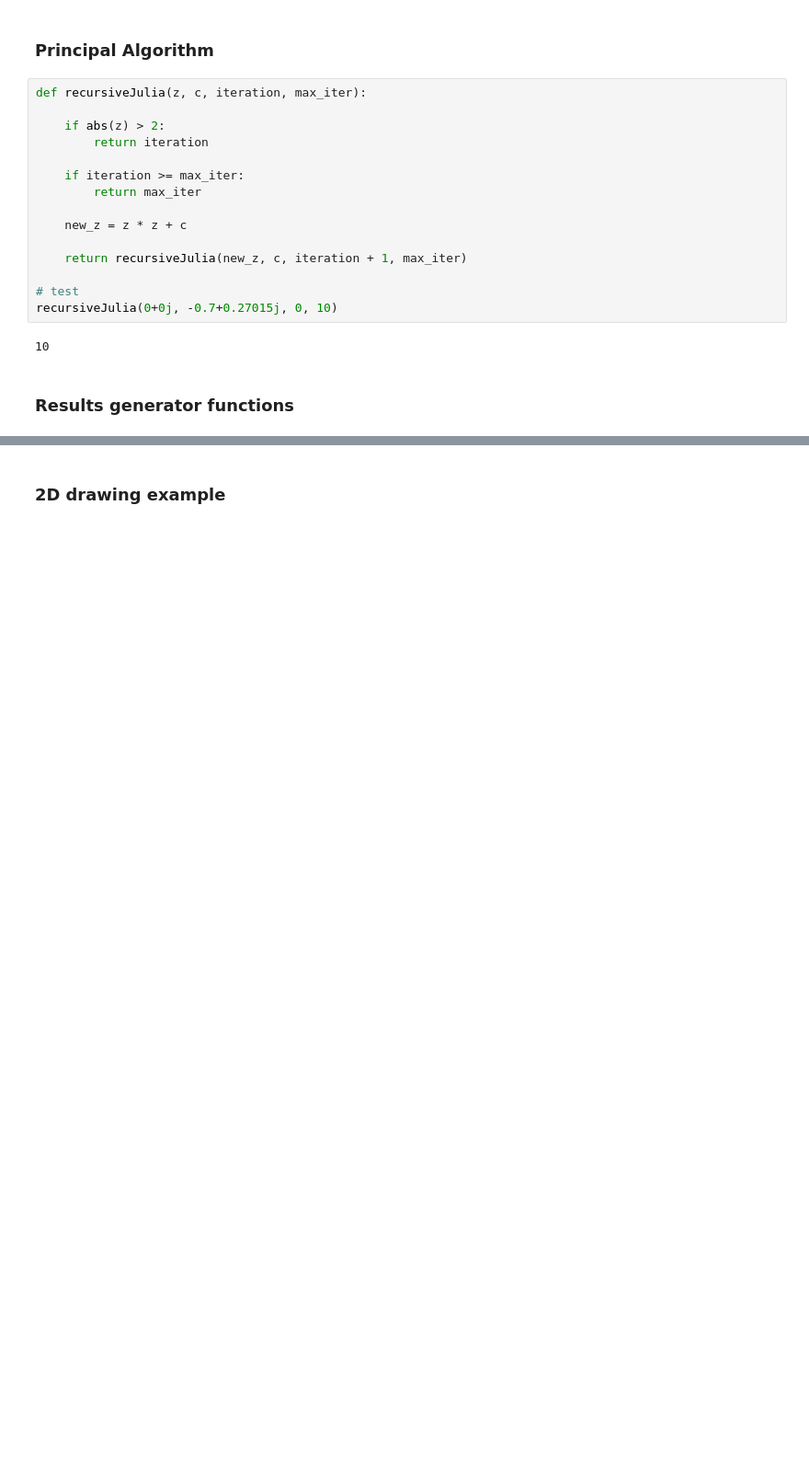
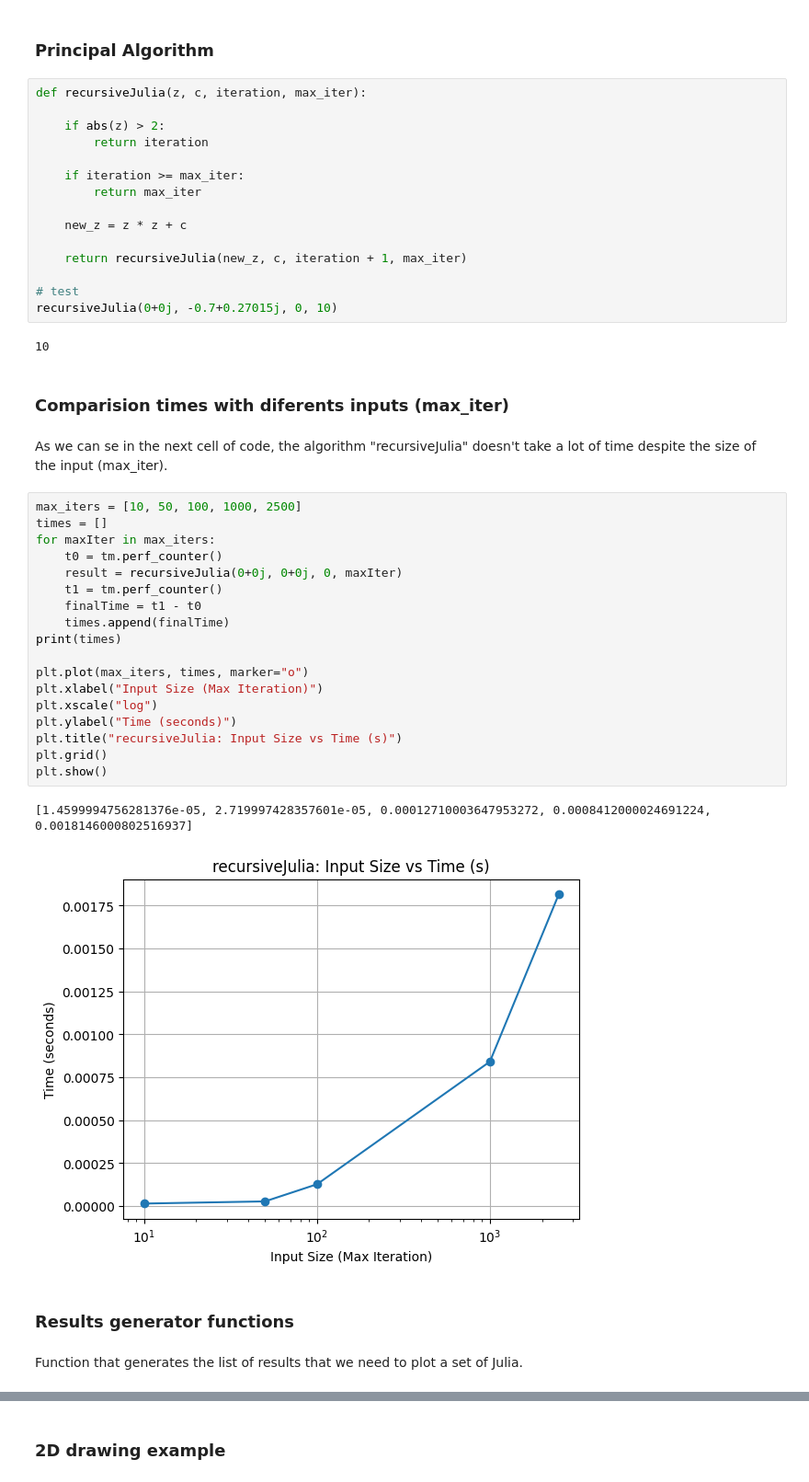
Before and after one commit to Mitin726/Julia-s-Fractal-Generator-Algorithm, a Jupyter notebook: algorithmJulia.ipynb, the cells around one changed output, grey strips where cells are left out. Shown at 92% size. Cells and saved outputs as stored; diff of their text form; blank space fills up the shorter version.

```diff
--- a/algorithmJulia.ipynb
+++ b/algorithmJulia.ipynb
@@ -25,8 +25,35 @@ def recursiveJulia(z, c, iteration, max_iter):
 recursiveJulia(0+0j, -0.7+0.27015j, 0, 10)
 # %% [output]
 10
+# %% [markdown]
+### Comparision times with diferents inputs (max_iter)
+# %% [markdown]
+As we can se in the next cell of code, the algorithm "recursiveJulia" doesn't take a lot of time despite the size of the input (max_iter).
+# %%
+max_iters = [10, 50, 100, 1000, 2500]
+times = []
+for maxIter in max_iters:
+    t0 = tm.perf_counter()
+    result = recursiveJulia(0+0j, 0+0j, 0, maxIter)
+    t1 = tm.perf_counter()
+    finalTime = t1 - t0
+    times.append(finalTime)
+print(times)
+
+plt.plot(max_iters, times, marker="o")
+plt.xlabel("Input Size (Max Iteration)")
+plt.xscale("log")
+plt.ylabel("Time (seconds)")
+plt.title("recursiveJulia: Input Size vs Time (s)")
+plt.grid()
+plt.show()
+# %% [output]
+[1.4599994756281376e-05, 2.719997428357601e-05, 0.00012710003647953272, 0.0008412000024691224, 0.0018146000802516937]
+[figure, added]
 # %% [markdown]
 ### Results generator functions
+# %% [markdown]
+Function that generates the list of results that we need to plot a set of Julia.
 # %%
 def resultsGenerator(width, height, realC, imagC, maxIter):
     x = np.linspace(-2, 2, width)
```
Also changed, not shown: parts of 7 cells of this notebook.
